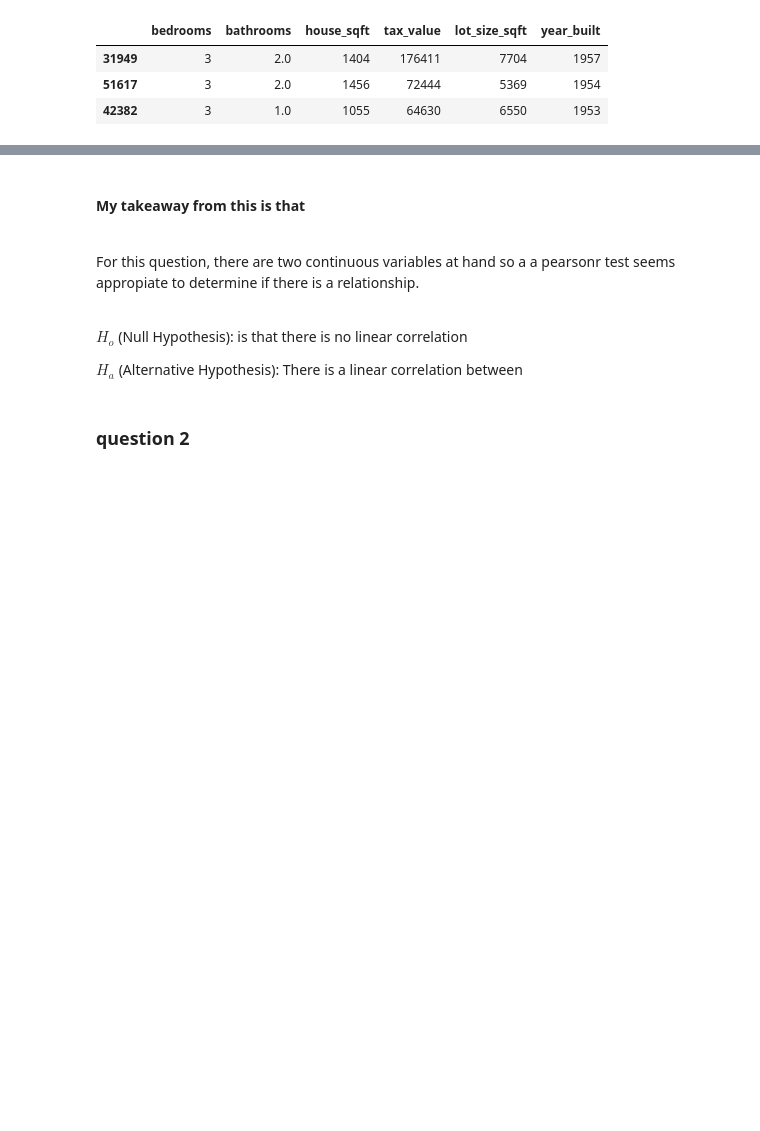
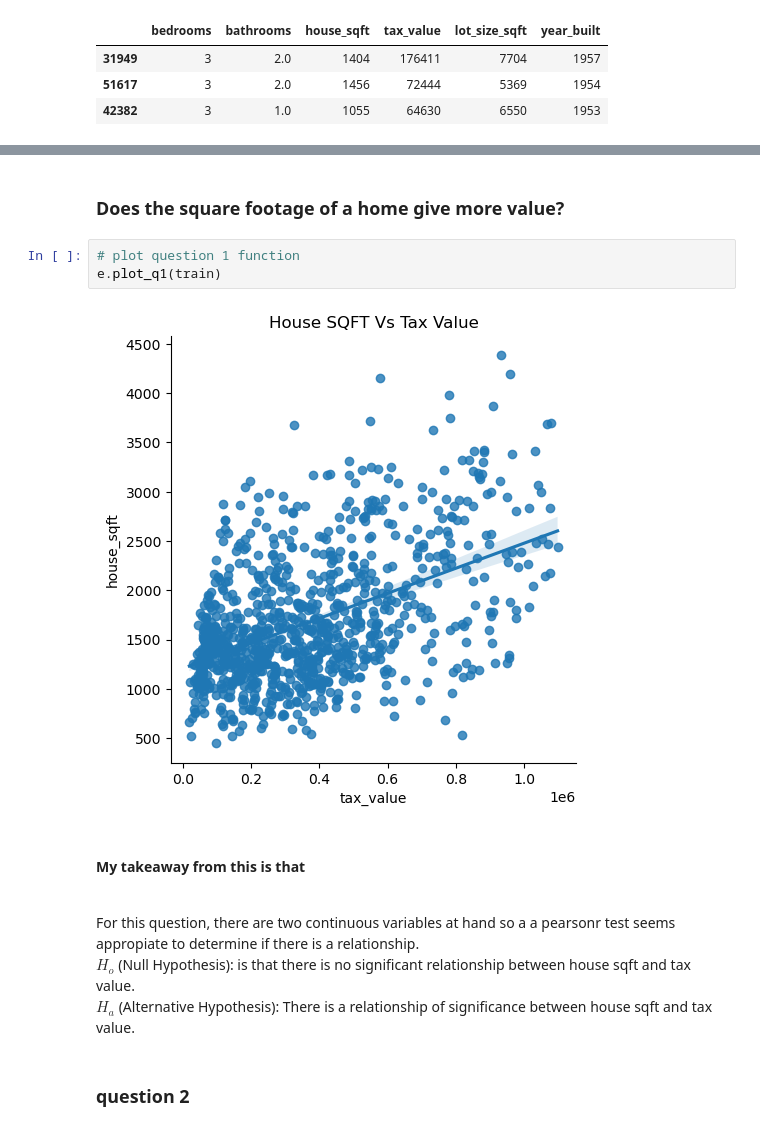
Before and after one commit to jorgellopez38/Zillow-2017-Predictions, a Jupyter notebook: Final_Report.ipynb, the cells around one changed output, grey strips where cells are left out. Drawn from its saved outputs; the diff is of its cells as text; blank space fills up the shorter version.

```diff
--- a/Final_Report.ipynb
+++ b/Final_Report.ipynb
@@ -104,13 +97,19 @@ train.head(3)
+# %% [markdown]
+### Does the square footage of a home give more value?
+# %%
+# plot question 1 function
+e.plot_q1(train)
+# %% [output]
+[figure, added]
 # %% [markdown]
 #### My takeaway from this is that
 <br>
-
 For this question, there are two continuous variables at hand so a a pearsonr test seems appropiate to determine if there is a relationship.
 <br>
 
-$H_o$ (Null Hypothesis): is that there is no linear correlation
-
-$H_a$ (Alternative Hypothesis): There is a linear correlation between
+$H_o$ (Null Hypothesis): is that there is no significant relationship between house sqft and tax value.
+<br>
+$H_a$ (Alternative Hypothesis): There is a relationship of significance between house sqft and tax value.
 # %% [markdown]
 ### question 2
 # %%
```
Also changed, not shown: parts of 10 cells of this notebook.
